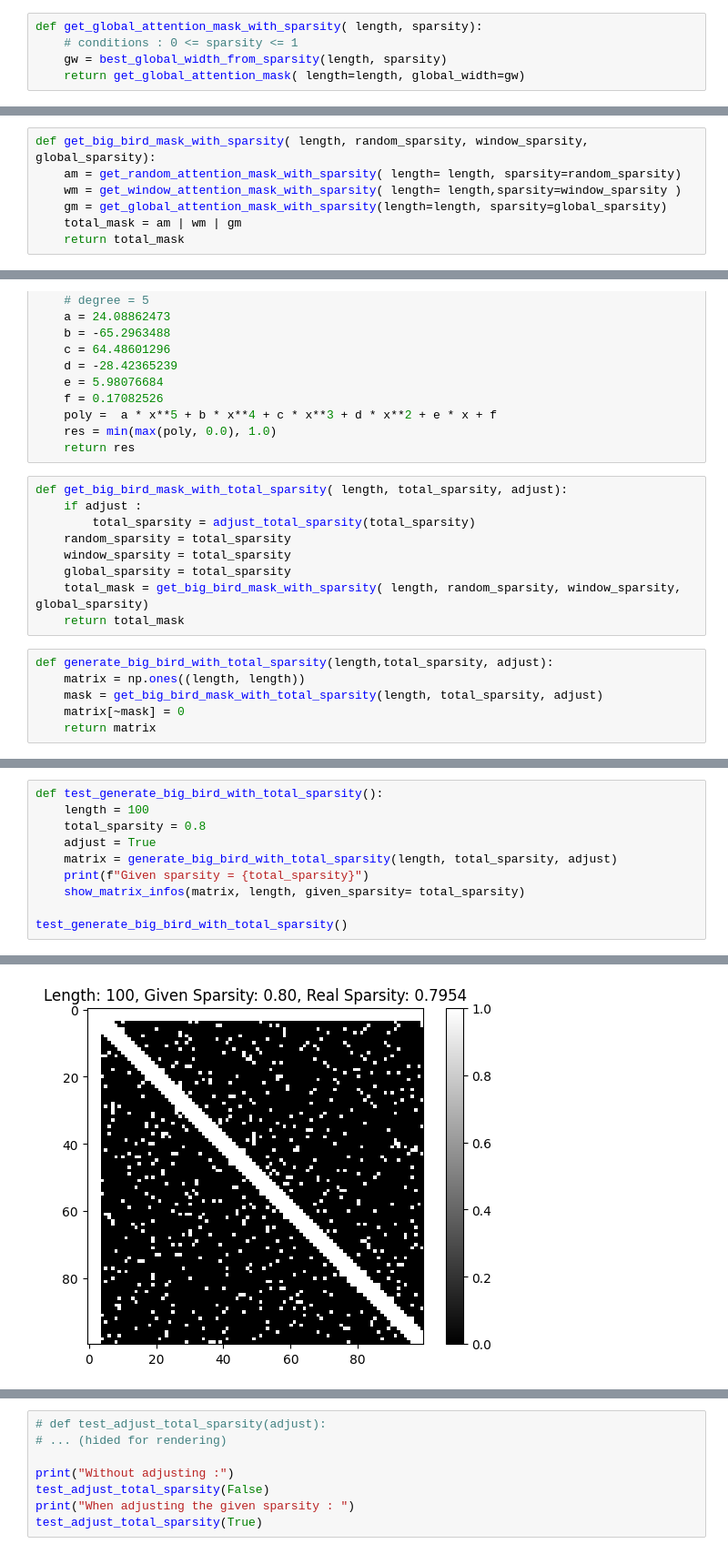
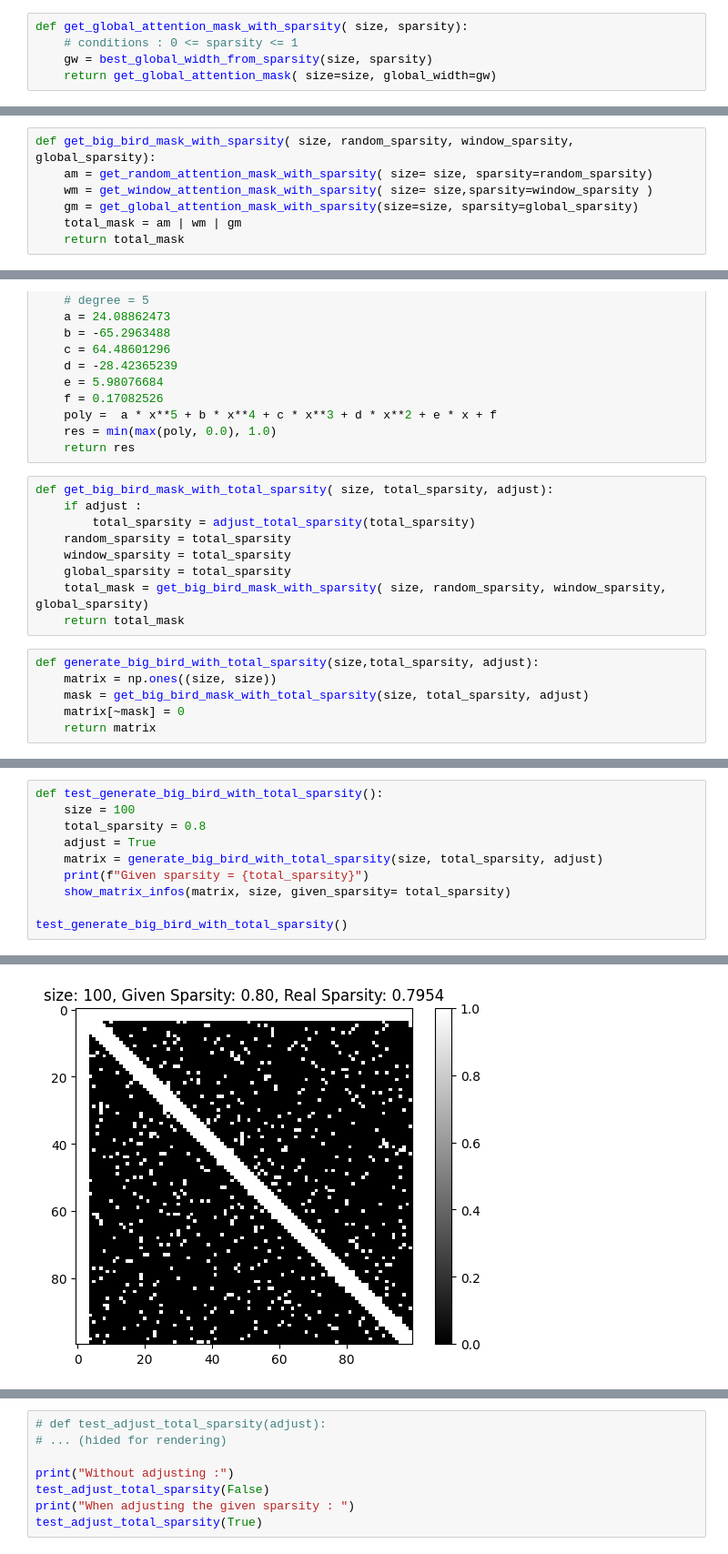
Before and after one commit to shanedonnelly/artificial_big_bird_matrix_generator, a Jupyter notebook: big_bird.ipynb, the cells around one changed output, grey strips where cells are left out. Shown at 91% size. Cells and saved outputs as stored; diff of their text form.

```diff
--- a/big_bird.ipynb
+++ b/big_bird.ipynb
@@ -317,8 +310,8 @@ test_global_width_from_sparsity()
 # %% [output]
 [figure]
 # %%
-def get_global_attention_mask_with_sparsity( length, sparsity):
+def get_global_attention_mask_with_sparsity( size, sparsity):
     # conditions : 0 <= sparsity <= 1
-    gw = best_global_width_from_sparsity(length, sparsity)
-    return get_global_attention_mask( length=length, global_width=gw)
+    gw = best_global_width_from_sparsity(size, sparsity)
+    return get_global_attention_mask( size=size, global_width=gw)
 # %%
@@ -367,8 +360,8 @@ test_generate_big_bird()
 # %%
-def get_big_bird_mask_with_sparsity( length, random_sparsity, window_sparsity, global_sparsity):
-    am = get_random_attention_mask_with_sparsity( length= length, sparsity=random_sparsity)
-    wm = get_window_attention_mask_with_sparsity( length= length,sparsity=window_sparsity )
-    gm = get_global_attention_mask_with_sparsity(length=length, sparsity=global_sparsity)
+def get_big_bird_mask_with_sparsity( size, random_sparsity, window_sparsity, global_sparsity):
+    am = get_random_attention_mask_with_sparsity( size= size, sparsity=random_sparsity)
+    wm = get_window_attention_mask_with_sparsity( size= size,sparsity=window_sparsity )
+    gm = get_global_attention_mask_with_sparsity(size=size, sparsity=global_sparsity)
     total_mask = am | wm | gm
     return total_mask
 # %%
@@ -409,18 +402,18 @@ def adjust_total_sparsity(total_sparsity):
     res = min(max(poly, 0.0), 1.0)
     return res
 # %%
-def get_big_bird_mask_with_total_sparsity( length, total_sparsity, adjust):
+def get_big_bird_mask_with_total_sparsity( size, total_sparsity, adjust):
     if adjust :
         total_sparsity = adjust_total_sparsity(total_sparsity)
     random_sparsity = total_sparsity
     window_sparsity = total_sparsity
     global_sparsity = total_sparsity
-    total_mask = get_big_bird_mask_with_sparsity( length, random_sparsity, window_sparsity, global_sparsity)
+    total_mask = get_big_bird_mask_with_sparsity( size, random_sparsity, window_sparsity, global_sparsity)
     return total_mask
 # %%
-def generate_big_bird_with_total_sparsity(length,total_sparsity, adjust):
-    matrix = np.ones((length, length))
-    mask = get_big_bird_mask_with_total_sparsity(length, total_sparsity, adjust)
+def generate_big_bird_with_total_sparsity(size,total_sparsity, adjust):
+    matrix = np.ones((size, size))
+    mask = get_big_bird_mask_with_total_sparsity(size, total_sparsity, adjust)
     matrix[~mask] = 0
     return matrix
 # %%
@@ -462,17 +455,17 @@ f = 0.17098672126501577
 poly = a * x**5 + b * x**4 + c * x**3 + d * x**2 + e * x + f
 # %%
 def test_generate_big_bird_with_total_sparsity():
-    length = 100
+    size = 100
     total_sparsity = 0.8
     adjust = True
-    matrix = generate_big_bird_with_total_sparsity(length, total_sparsity, adjust)
+    matrix = generate_big_bird_with_total_sparsity(size, total_sparsity, adjust)
     print(f"Given sparsity = {total_sparsity}")
-    show_matrix_infos(matrix, length, given_sparsity= total_sparsity)
+    show_matrix_infos(matrix, size, given_sparsity= total_sparsity)
 
 test_generate_big_bird_with_total_sparsity()
 # %% [output]
 Given sparsity = 0.8
-[figure, old version]
+[figure, new version]
 # %%
 def test_adjust_total_sparsity(adjust):
     sparsity_values = [x / 100.0 for x in range(0, 101, 5)]
```
Also changed, not shown: parts of 38 cells of this notebook, 8 other files.
